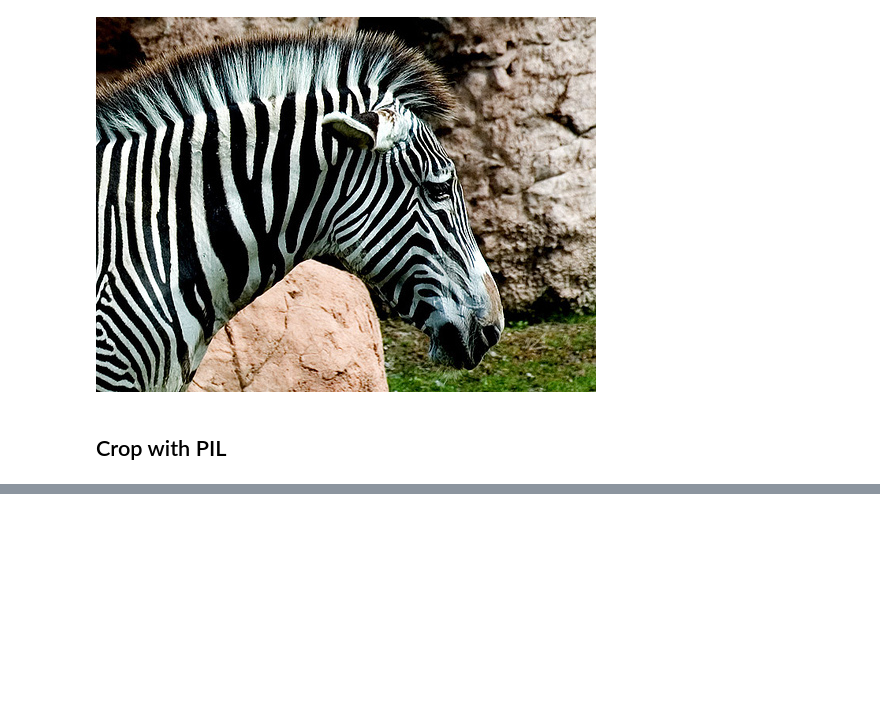
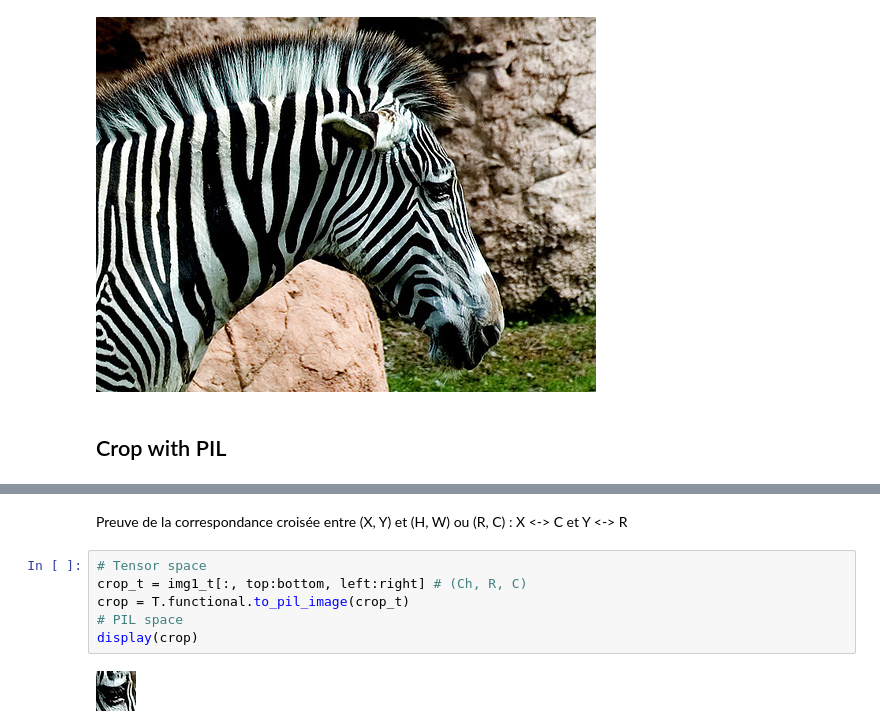
Before and after one commit to nicolasguillard/cnam-rcp209, a Jupyter notebook: experiments/image_handling.ipynb, the cells around one changed output, grey strips where cells are left out. Drawn from its saved outputs; the diff is of its cells as text; blank space fills up the shorter version.

```diff
--- a/experiments/image_handling.ipynb
+++ b/experiments/image_handling.ipynb
@@ -62,0 +103,10 @@ im1
+# %% [markdown]
+Preuve de la correspondance croisée entre (X, Y) et (H, W) ou (R, C) : X <-> C et Y <-> R
+# %%
+# Tensor space
+crop_t = img1_t[:, top:bottom, left:right] # (Ch, R, C)
+crop = T.functional.to_pil_image(crop_t)
+# PIL space
+display(crop)
+# %% [output]
+[figure, added]
```
Also changed, not shown: parts of 14 cells of this notebook, 46 other files.
